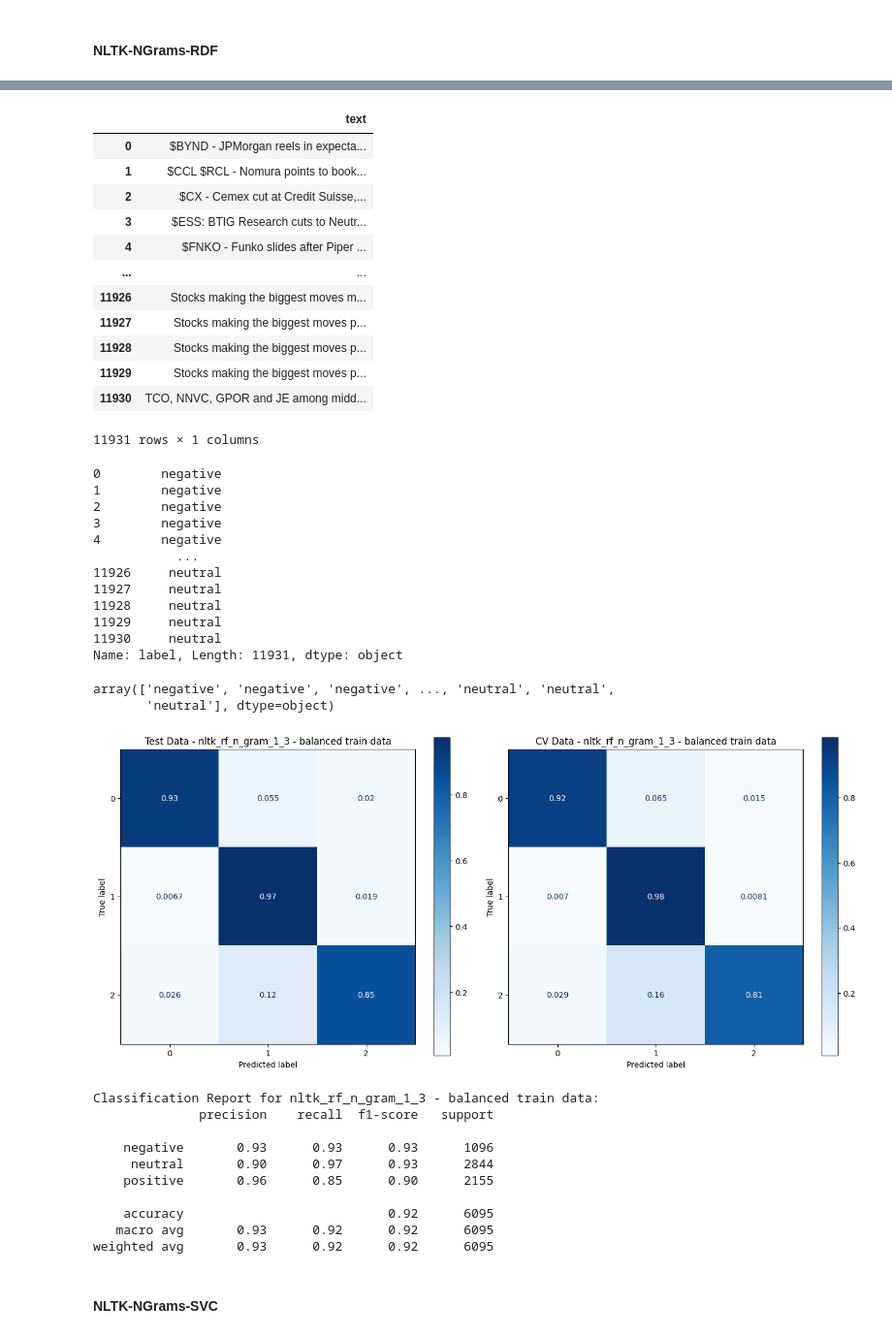
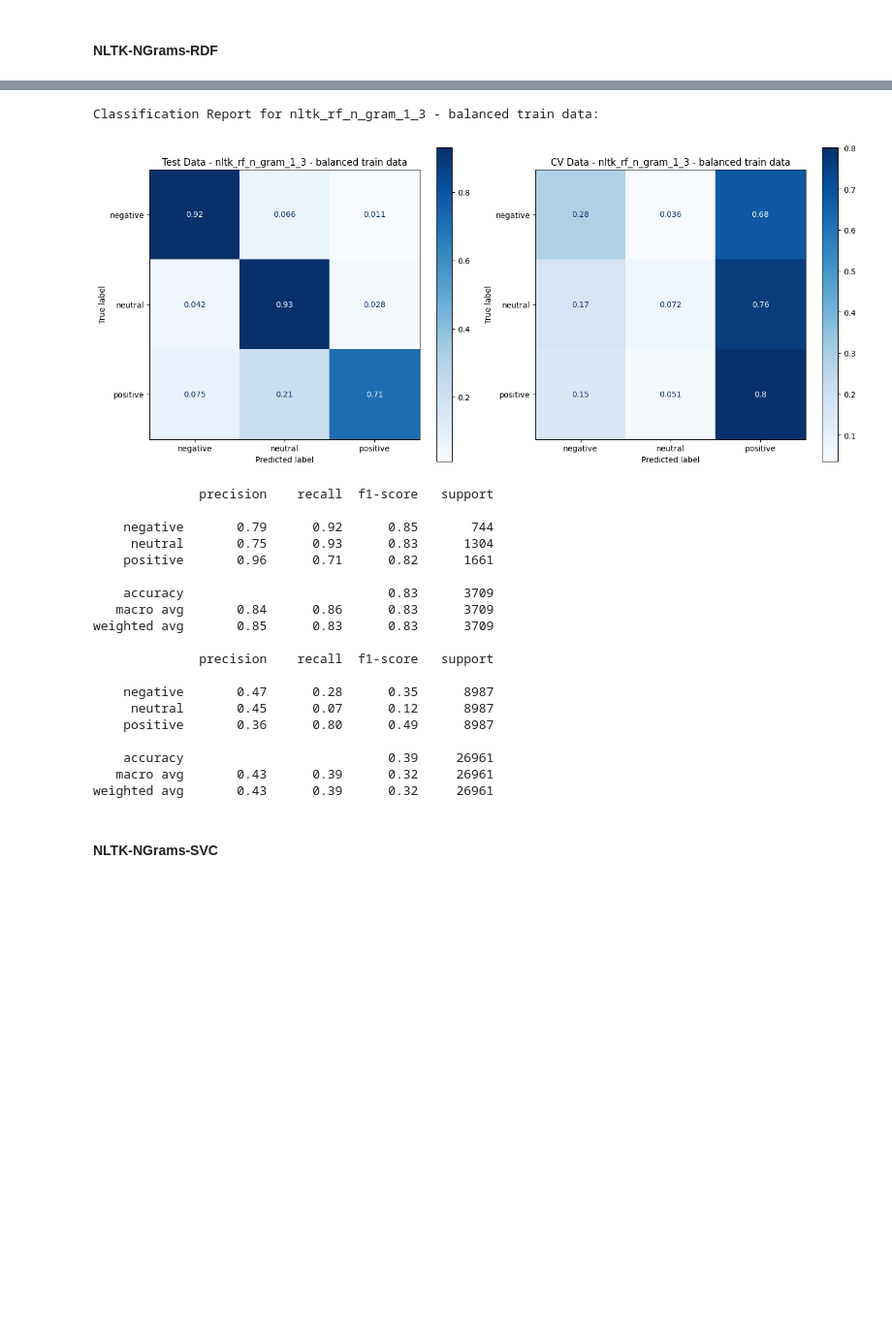
Before and after one commit to NiklasSeitherDHBW/NLP-CrowdFlow, a Jupyter notebook: src/models.ipynb, the cells around one changed output, grey strips where cells are left out. Shown at 97% size. Drawn from its saved outputs; the diff is of its cells as text; code cells hidden in the pictures; blank space fills up the shorter version.

```diff
--- a/src/models.ipynb
+++ b/src/models.ipynb
@@ -156,7 +157,7 @@ weighted avg       0.94      0.94      0.93      6095
 #### NLTK-NGrams-RDF
 # %%
 nltk_rf_ngram_1_3_model = utils.CustomPipeline(
-    df_tweets,
+    df,
     FEATURES,
     TARGET,
     df_cv = df_cv,
@@ -165,8 +166,8 @@ nltk_rf_ngram_1_3_model = utils.CustomPipeline(
              transformers=[
                 (f'nltk_{feature}', Pipeline([
                 ('compound_splitter', utils.CompoundWordSplitter()),
-                ('tokenizer', utils.NLTKTokenizer()),
-                ('tfidf', (TfidfVectorizer(ngram_range=(1, 3)))),
+                ('tokenizer', utils.NLTKTokenizer(True)),
+                ('tfidf', (TfidfVectorizer(tokenizer=None, preprocessor=None, ngram_range=(1, 3)))),
             ]), feature) for feature in FEATURES]
         )),
         ("classifier", RandomForestClassifier(random_state=config.RANDOM_STATE))
@@ -184,42 +185,25 @@ nltk_rf_ngram_1_3_model.fit(True)
 # %%
-# nltk_rf_ngram_1_3_model.evaluate(False)
+nltk_rf_ngram_1_3_model.evaluate(False)
 nltk_rf_ngram_1_3_model.evaluate(True)
 # %% [output]
-|  | text |
-| 0 | $BYND - JPMorgan reels in expecta... |
-| 1 | $CCL $RCL - Nomura points to book... |
-| 2 | $CX - Cemex cut at Credit Suisse,... |
-| 3 | $ESS: BTIG Research cuts to Neutr... |
-| 4 | $FNKO - Funko slides after Piper ... |
-| ... | ... |
-| 11926 | Stocks making the biggest moves m... |
-| 11927 | Stocks making the biggest moves p... |
-| 11928 | Stocks making the biggest moves p... |
-| 11929 | Stocks making the biggest moves p... |
-| 11930 | TCO, NNVC, GPOR and JE among midd... |
-11931 rows × 1 columns
+Classification Report for nltk_rf_n_gram_1_3 - balanced train data:
+[figure, new version]
-0        negative
-1        negative
-2        negative
-3        negative
-4        negative
-           ...
-11926     neutral
-11927     neutral
-11928     neutral
-11929     neutral
-11930     neutral
-Name: label, Length: 11931, dtype: object
+              precision    recall  f1-score   support
+
+    negative       0.79      0.92      0.85       744
+     neutral       0.75      0.93      0.83      1304
+    positive       0.96      0.71      0.82      1661
+
+    accuracy                           0.83      3709
+   macro avg       0.84      0.86      0.83      3709
+weighted avg       0.85      0.83      0.83      3709
+
+              precision    recall  f1-score   support
+
+    negative       0.47      0.28      0.35      8987
+     neutral       0.45      0.07      0.12      8987
+    positive       0.36      0.80      0.49      8987
+
+    accuracy                           0.39     26961
+   macro avg       0.43      0.39      0.32     26961
+weighted avg       0.43      0.39      0.32     26961
-array(['negative', 'negative', 'negative', ..., 'neutral', 'neutral',
-       'neutral'], dtype=object)
-[figure, old version]
-Classification Report for nltk_rf_n_gram_1_3 - balanced train data:
-              precision    recall  f1-score   support
-
-    negative       0.93      0.93      0.93      1096
-     neutral       0.90      0.97      0.93      2844
-    positive       0.96      0.85      0.90      2155
-
-    accuracy                           0.92      6095
-   macro avg       0.93      0.92      0.92      6095
-weighted avg       0.93      0.92      0.92      6095
```
Also changed, not shown: parts of 14 cells of this notebook.
